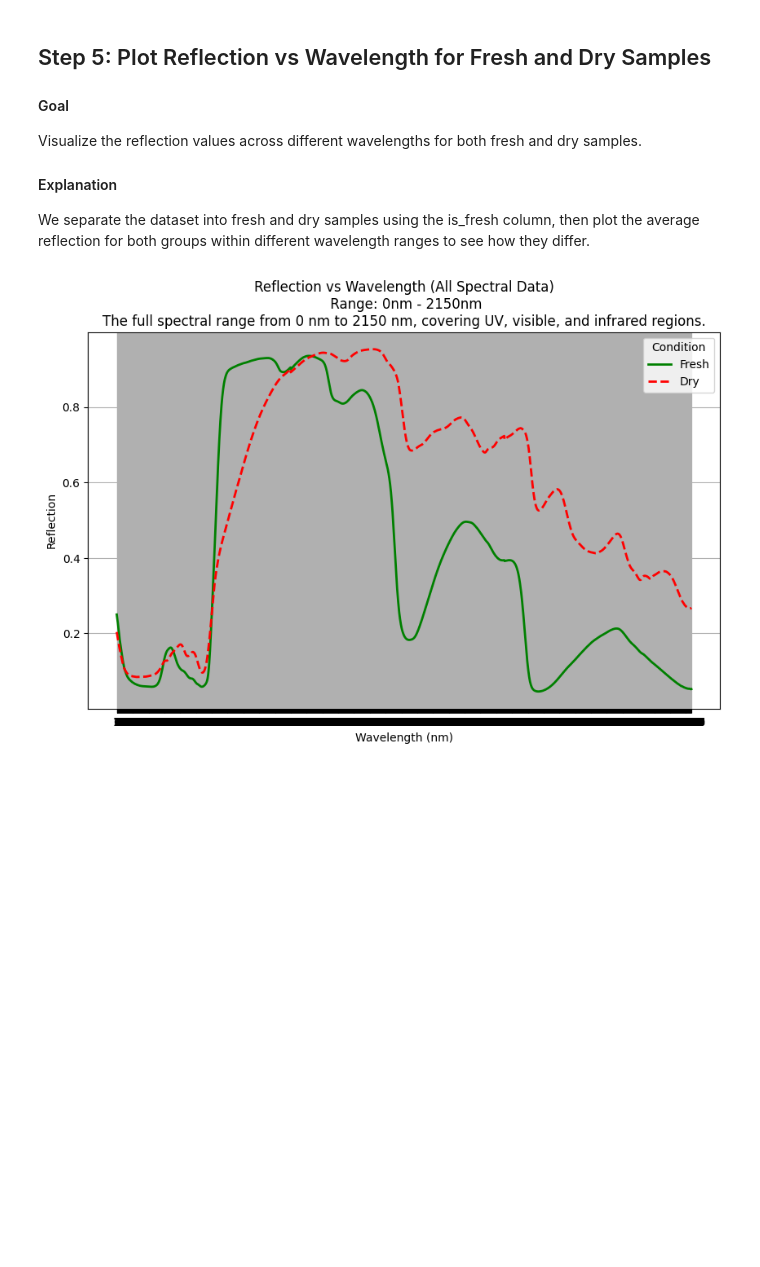
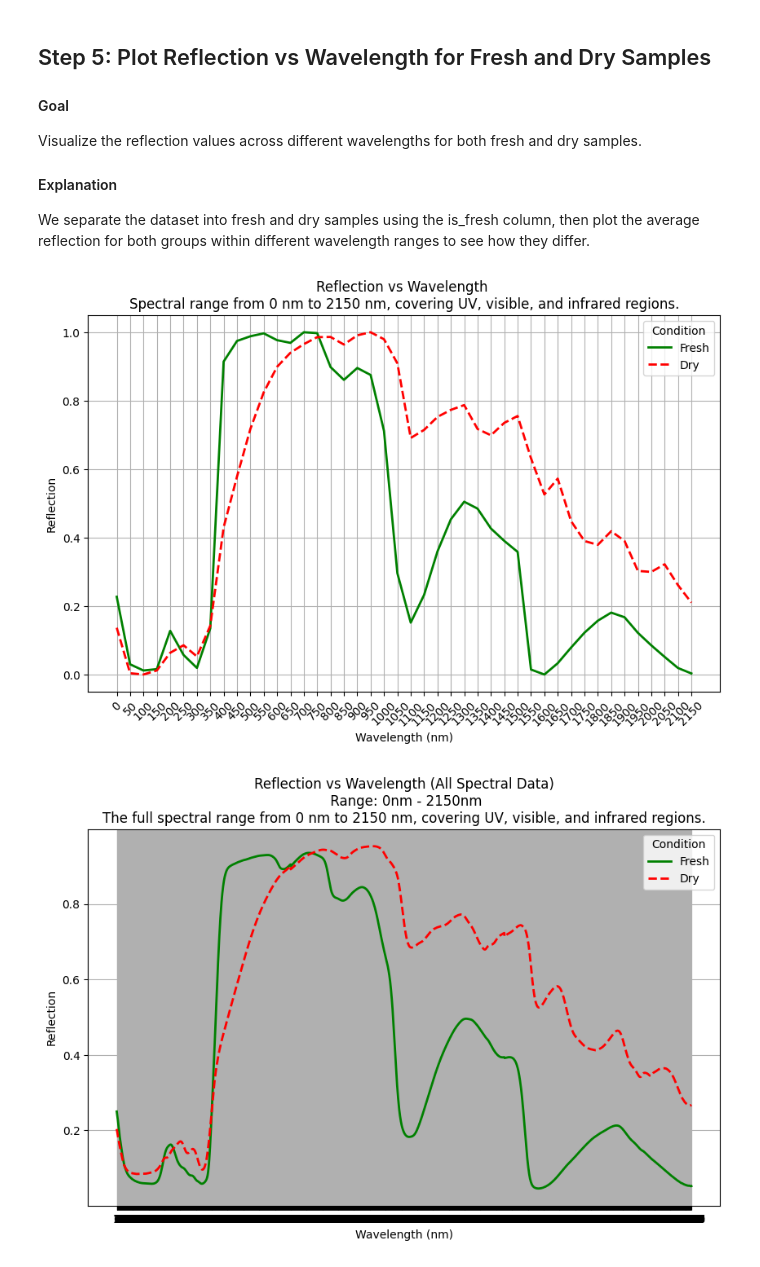
Before and after one commit to p-p-p-p/Spectral-Data-Analysis, a Jupyter notebook: Fresh_vs_Dry.ipynb, the cells around one changed output. Drawn from its saved outputs; the diff is of its cells as text; code cells hidden in the pictures; blank space fills up the shorter version.

```diff
--- a/Fresh_vs_Dry.ipynb
+++ b/Fresh_vs_Dry.ipynb
@@ -137,6 +137,71 @@ Visualize the reflection values across different wavelengths for both fresh and
 
 #### Explanation
 We separate the dataset into fresh and dry samples using the is_fresh column, then plot the average reflection for both groups within different wavelength ranges to see how they differ.
+# %%
+# @title skip
+import matplotlib.pyplot as plt
+
+# Function to normalize data using Min-Max scaling
+def normalize_data(data):
+    return (data - data.min()) / (data.max() - data.min())
+
+# Function to plot reflection vs wavelength for fresh and dry samples based on a given wavelength range
+def plot_spectral_data_by_range(df, wavelength_ranges):
+    # Separate the data into fresh and dry samples based on the 'is_fresh' column
+    fresh_data = df[df['is_fresh'] == 1]  # 'is_fresh' == 1 represents fresh samples
+    dry_data = df[df['is_fresh'] == 0]    # 'is_fresh' == 0 represents dry samples
+
+    # Assuming the first columns are wavelengths, and the rest are spectral reflection values
+    wavelengths = df.columns[:-2]  # Exclude 'fruit_name' and 'is_fresh'
+
+    # Loop through each range in the wavelength_ranges
+    for range_name, range_values in wavelength_ranges.items():
+        start = range_values["start"]
+        end = range_values["end"]
+        description = range_values["description"]
+
+        # Find the corresponding columns for the given wavelength range
+        valid_columns = [w for w in wavelengths if start <= int(w) <= end]
+
+        # Subset valid_columns to include only every 50th wavelength for better readability
+        valid_columns = valid_columns[::50]
+
+        # Calculate the average reflection values for fresh and dry samples within the range
+        fresh_reflection = fresh_data[valid_columns].mean(axis=0)
+        dry_reflection = dry_data[valid_columns].mean(axis=0)
+
+        # Normalize the reflection values
+        fresh_reflection_normalized = normalize_data(fresh_reflection)
+        dry_reflection_normalized = normalize_data(dry_reflection)
+
+        # Plotting the normalized reflection vs. wavelength for fresh and dry samples within the given range
+        plt.figure(figsize=(10, 6))
+        plt.plot(valid_columns, fresh_reflection_normalized, label="Fresh", color='g', linestyle='-', linewidth=2)
+        plt.plot(valid_columns, dry_reflection_normalized, label="Dry", color='r', linestyle='--', linewidth=2)
+
+        # Adding labels and title
+        # plt.title(f"Normalized Reflection vs Wavelength ({range_name})\n Range: {start}nm - {end}nm\n{description}")
+        plt.title(f"Reflection vs Wavelength \n{description}")
+        plt.xlabel("Wavelength (nm)")
+        plt.ylabel("Reflection")
+        plt.xticks(rotation=45)  # Rotate x-axis labels for better visibility
+        plt.legend(title="Condition")
+        plt.grid(True)
+        plt.show()
+
+
+# Wavelength ranges dictionary
+wavelength_ranges = {
+    "All Spectral Data": {
+        "start": 0,
+        "end": 2150,
+        "description": "Spectral range from 0 nm to 2150 nm, covering UV, visible, and infrared regions."
+    },
+}
+# Example function call (assuming df is already defined)
+plot_spectral_data_by_range(df, wavelength_ranges)
+# %% [output]
+[figure, added]
 # %%
 #@title Reflection vs Wavelength for Different Wavelength Range
 # Function to plot reflection vs wavelength for fresh and dry samples based on a given wavelength range
```
Also changed, not shown: parts of 1 cell of this notebook.
